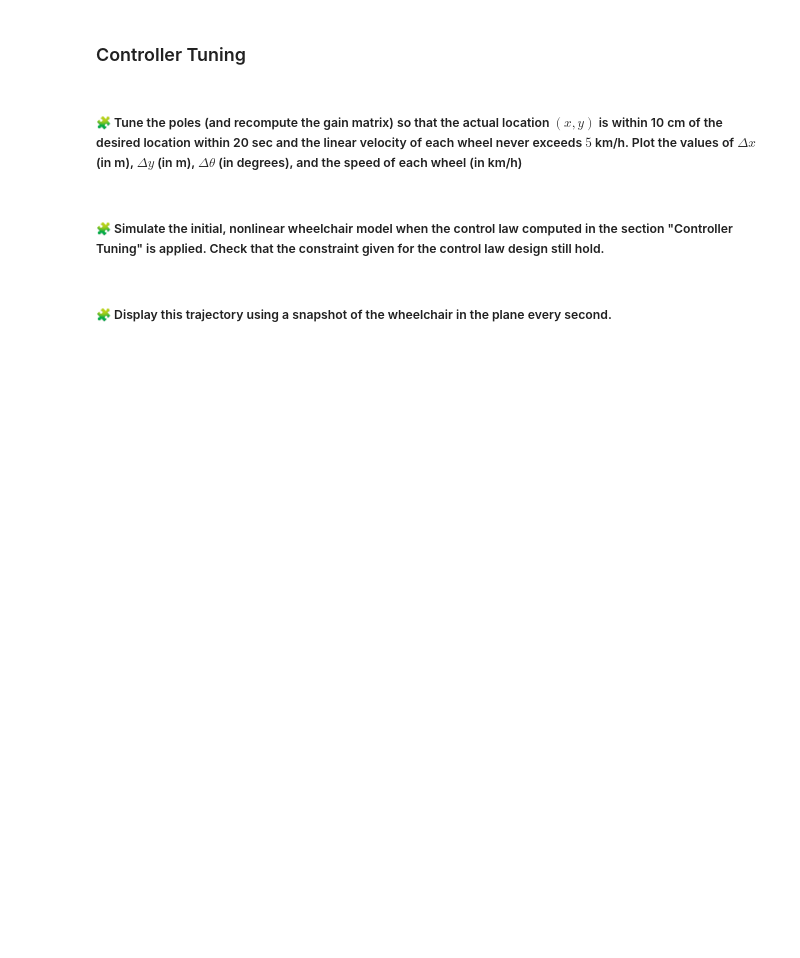
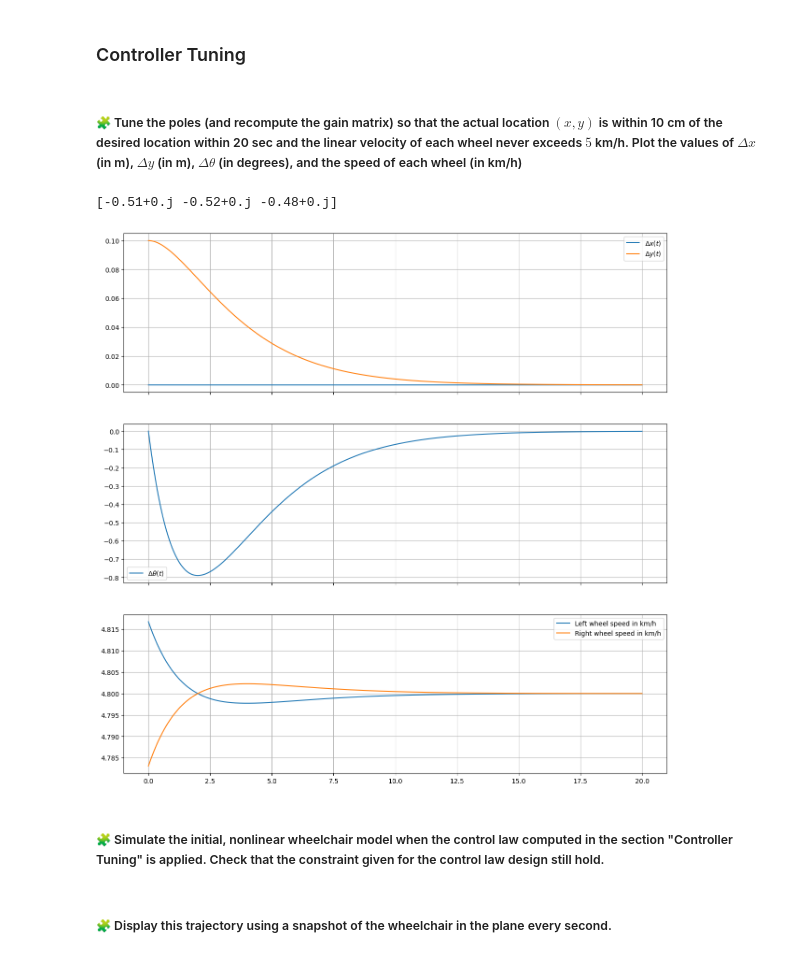
Before and after one commit to Centino00/control-engineering-with-python-project-2022-2023, a Jupyter notebook: Project_2.ipynb, the cells around one changed output. Drawn from its saved outputs; the diff is of its cells as text; code cells hidden in the pictures; blank space fills up the shorter version.

```diff
--- a/Project_2.ipynb
+++ b/Project_2.ipynb
@@ -666,3 +664,38 @@ pass
+# %%
+from scipy.signal import place_poles
+poles=[-0.48,-0.51,-0.52]
+K=place_poles(A,B,poles).gain_matrix
+
+print(eig(A-B@K)[0])
+# %% [output]
+[-0.51+0.j -0.52+0.j -0.48+0.j]
+# %%
+r=solve_ivp(fun=lin_fun,t_span=[0,tf],y0=[0,0.1,0],dense_output=True,rtol=rtol,atol=atol)
+# %%
+dX = r["sol"](t)
+dOme = -K@dX
+dOme_l = dOme[0,:]
+dOme_r = dOme[1,:]
+ome_l = dOme_l +v/Rw
+ome_r = dOme_r +v/Rw
+# %%
+t = linspace(0.0,tf, 1000)
+dx, dy, dtheta = dX
+fig=figure(figsize=(15, 15))
+ax1, ax2, ax3 = fig.subplots(3, 1, sharex=True)
+ax1.grid(True)
+ax1.plot(t, dx, label="$\Delta x(t)$")
+ax1.plot(t, dy, label="$\Delta y(t)$")
+ax1.legend()
+ax2.grid(True)
+ax2.plot(t, dtheta*180/pi, label=r"$\Delta\theta(t)$")
+ax2.legend()
+ax3.plot(t,ome_l*Rw*3.6, label=r"Left wheel speed in km/h")
+ax3.plot(t,ome_r*Rw*3.6, label=r"Right wheel speed in km/h")
+ax3.legend()
+ax3.grid()
+# %% [output]
+[figure, added]
 # %% [markdown]
 ##### 🧩 Simulate the initial, nonlinear wheelchair model when the control law computed in the section "Controller Tuning" is applied. Check that the constraint given for the control law design still hold.
 # %%
```
Also changed, not shown: parts of 1 cell of this notebook.
